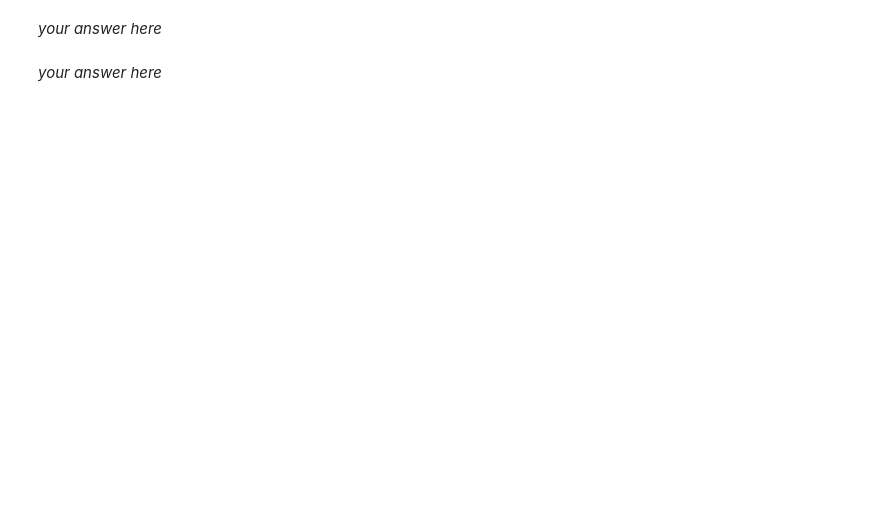
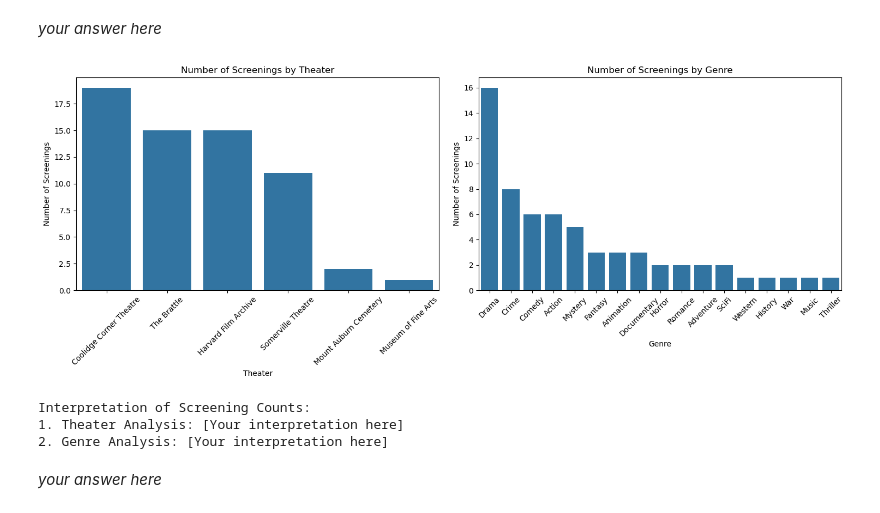
Before and after one commit to mdkrasnow/harvard, a Jupyter notebook: CS 109/cs1090a_hw1/cs1090a_hw1.ipynb, the cells around one changed output. Saved outputs shown, nothing was run; the diff lists cells and outputs as text; code cells hidden in the pictures; blank space fills up the shorter version.

```diff
--- a/CS 109/cs1090a_hw1/cs1090a_hw1.ipynb
+++ b/CS 109/cs1090a_hw1/cs1090a_hw1.ipynb
@@ -503,9 +686,37 @@ Example questions you might consider:
 # %% [markdown]
 *your answer here*
 # %%
-# 2. Screenings by theater & screenings by genre
-# your code here
-...
+# Create subplots for screening counts
+fig, (ax1, ax2) = plt.subplots(1, 2, figsize=(15, 6))
+
+# Number of screenings by theater
+theater_counts = df['theater'].value_counts()
+sns.barplot(x=theater_counts.index, y=theater_counts.values, ax=ax1)
+ax1.set_title('Number of Screenings by Theater')
+ax1.set_xlabel('Theater')
+ax1.set_ylabel('Number of Screenings')
+ax1.tick_params(axis='x', rotation=45)
+
+# Number of screenings by genre
+genre_counts = df['genre'].value_counts()
+sns.barplot(x=genre_counts.index, y=genre_counts.values, ax=ax2)
+ax2.set_title('Number of Screenings by Genre')
+ax2.set_xlabel('Genre')
+ax2.set_ylabel('Number of Screenings')
+ax2.tick_params(axis='x', rotation=45)
+
+plt.tight_layout()
+plt.show()
+
+# Interpretation
+print("Interpretation of Screening Counts:")
+print("1. Theater Analysis: [Your interpretation here]")
+print("2. Genre Analysis: [Your interpretation here]")
+# %% [output]
+[figure, added]
+Interpretation of Screening Counts:
+1. Theater Analysis: [Your interpretation here]
+2. Genre Analysis: [Your interpretation here]
 # %% [markdown]
 *your answer here*
 # %%
```
Also changed, not shown: parts of 21 cells of this notebook, 20 other files.
